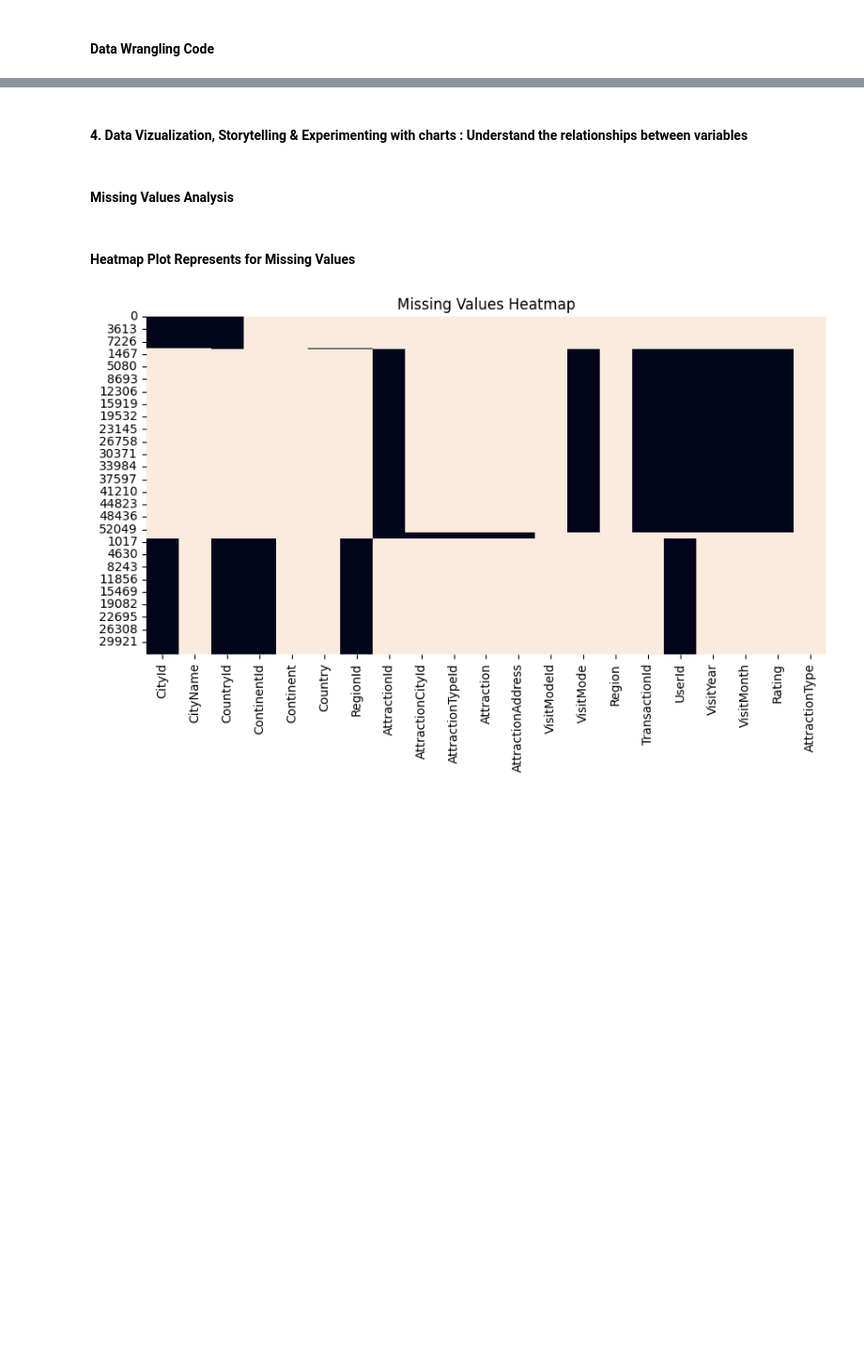
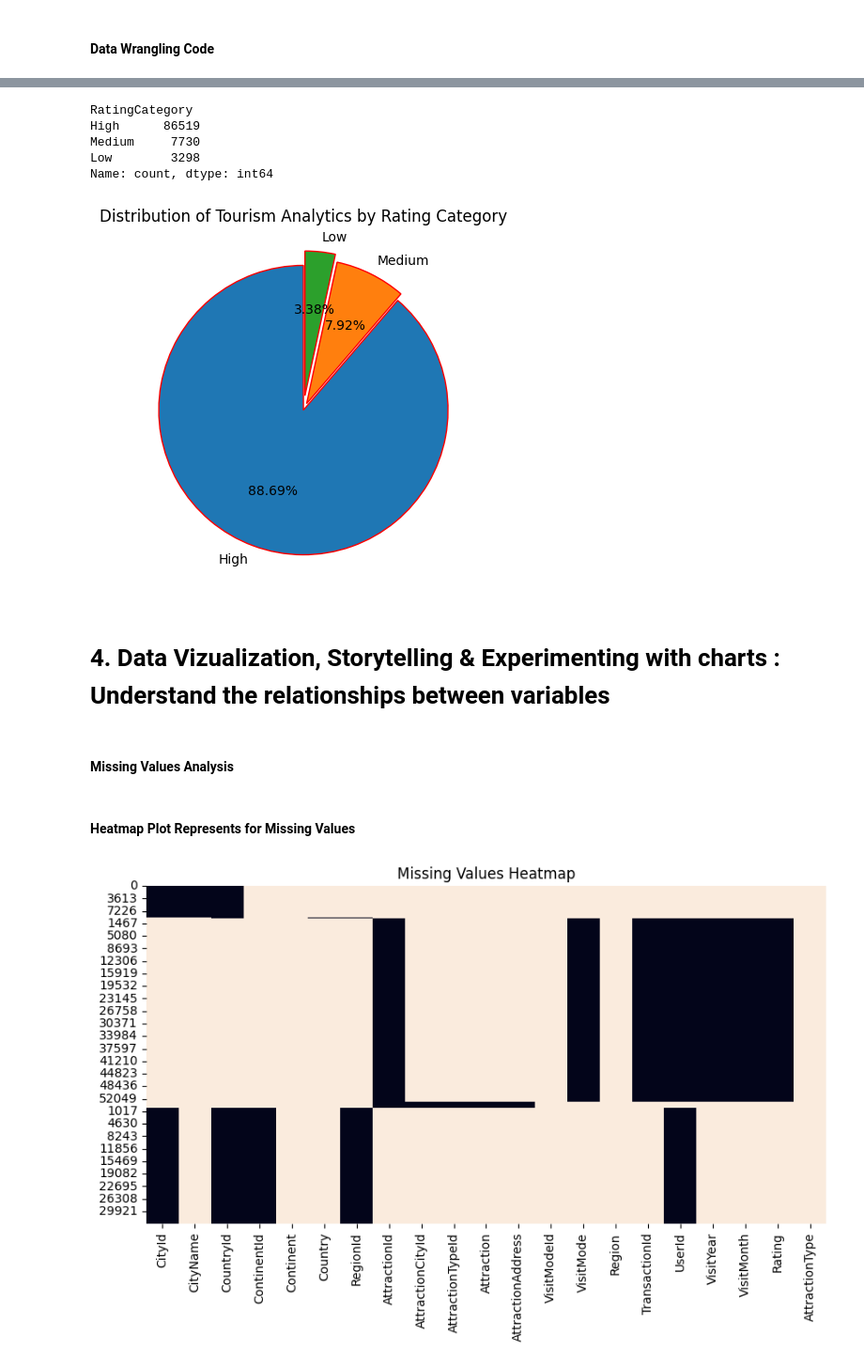
Before and after one commit to PODDA2N/Internship-of-Tourism-Experience-Analytics-AI-ML, a Jupyter notebook: Internship of Tourism Dataset.ipynb, the cells around one changed output, grey strips where cells are left out. Shown at 94% size. Saved outputs shown, nothing was run; the diff lists cells and outputs as text; code cells hidden in the pictures; blank space fills up the shorter version.

```diff
--- a/Internship of Tourism Dataset.ipynb
+++ b/Internship of Tourism Dataset.ipynb
@@ -205,0 +483,18 @@ data.describe()
+# %%
+text_cols = ['CityName','Country','Continent','Region','Attraction','AttractionType']   # Clean Text Columns
+
+for col in text_cols:
+    data[col] = data[col].str.strip().str.title()
+# %%
+def season(month):
+    if month in [12,1,2]:
+        return "Winter"
+    elif month in [3,4,5]:
+        return "Summer"
+    elif month in [6,7,8]:
+        return "Monsoon"
+    else:
+        return "Autumn"
+
+data['Season'] = data['VisitMonth'].apply(season)
+data['Season']
@@ -205,0 +516,3 @@ data.describe()
+# %%
+data['RatingCategory'] = pd.cut(data['Rating'], bins = [0,2,3.5,5], labels = ['Low','Medium','High'])
+data['RatingCategory']
@@ -206,5 +533,21 @@ data.describe()
+# %%
+rating_counts = data['RatingCategory'].value_counts()
+rating_counts
+# %% [output]
+RatingCategory
+High      86519
+Medium     7730
+Low        3298
+Name: count, dtype: int64
+# %%
+plt.figure(figsize=(5,5))
+plt.pie(rating_counts,labels = rating_counts.index,autopct='%1.2f%%', startangle=90, wedgeprops = {"edgecolor" : "Red"}, explode = (0,0.05,0.1))
+plt.title('Distribution of Tourism Analytics by Rating Category')
+plt.show()
+# %% [output]
+[figure, added]
 # %% [markdown]
-#### 4. Data Vizualization, Storytelling & Experimenting with charts : Understand the relationships between variables
+# 4. Data Vizualization, Storytelling & Experimenting with charts : Understand the relationships between variables
 # %% [markdown]
 #### Missing Values Analysis
 # %% [markdown]
```
Also changed, not shown: parts of 50 cells of this notebook.
